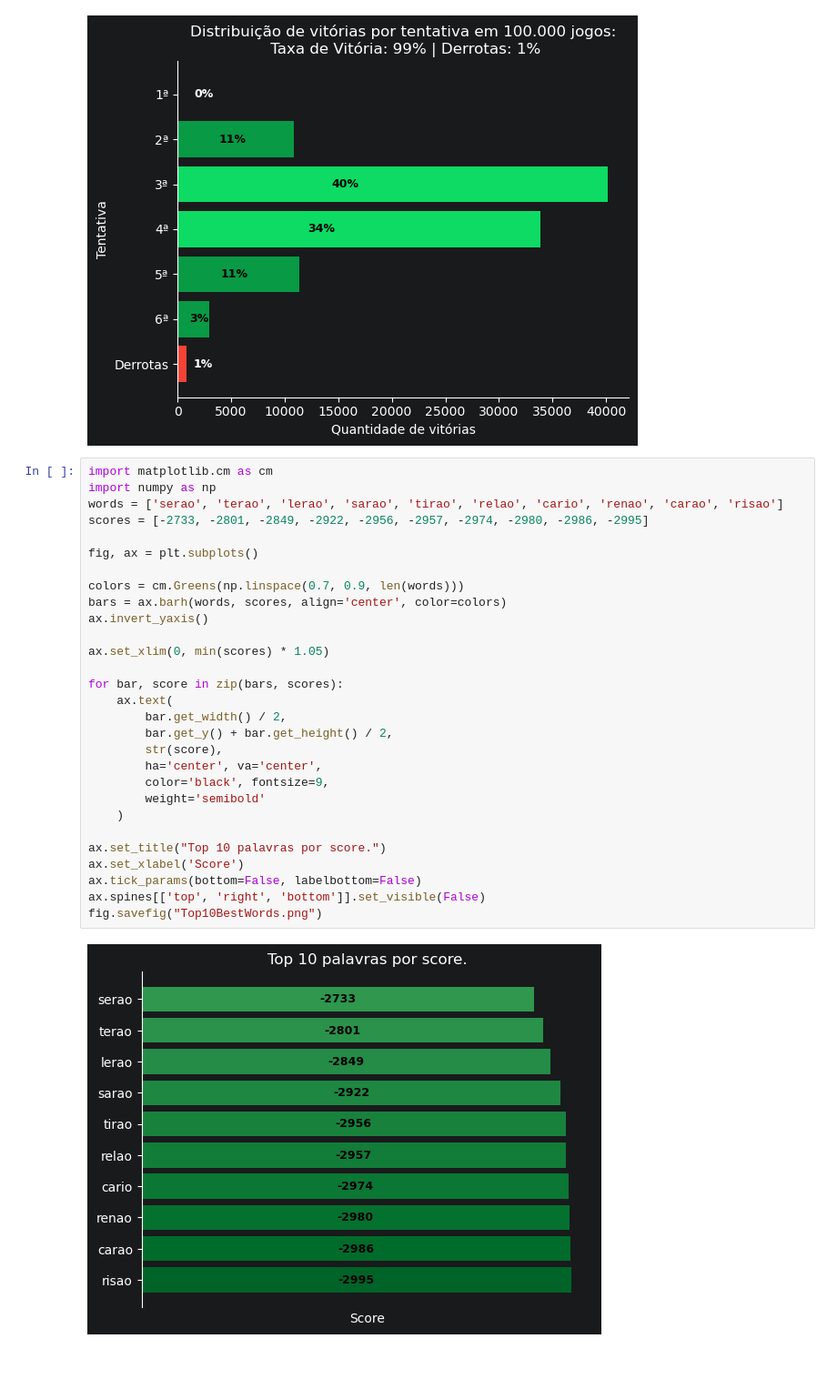
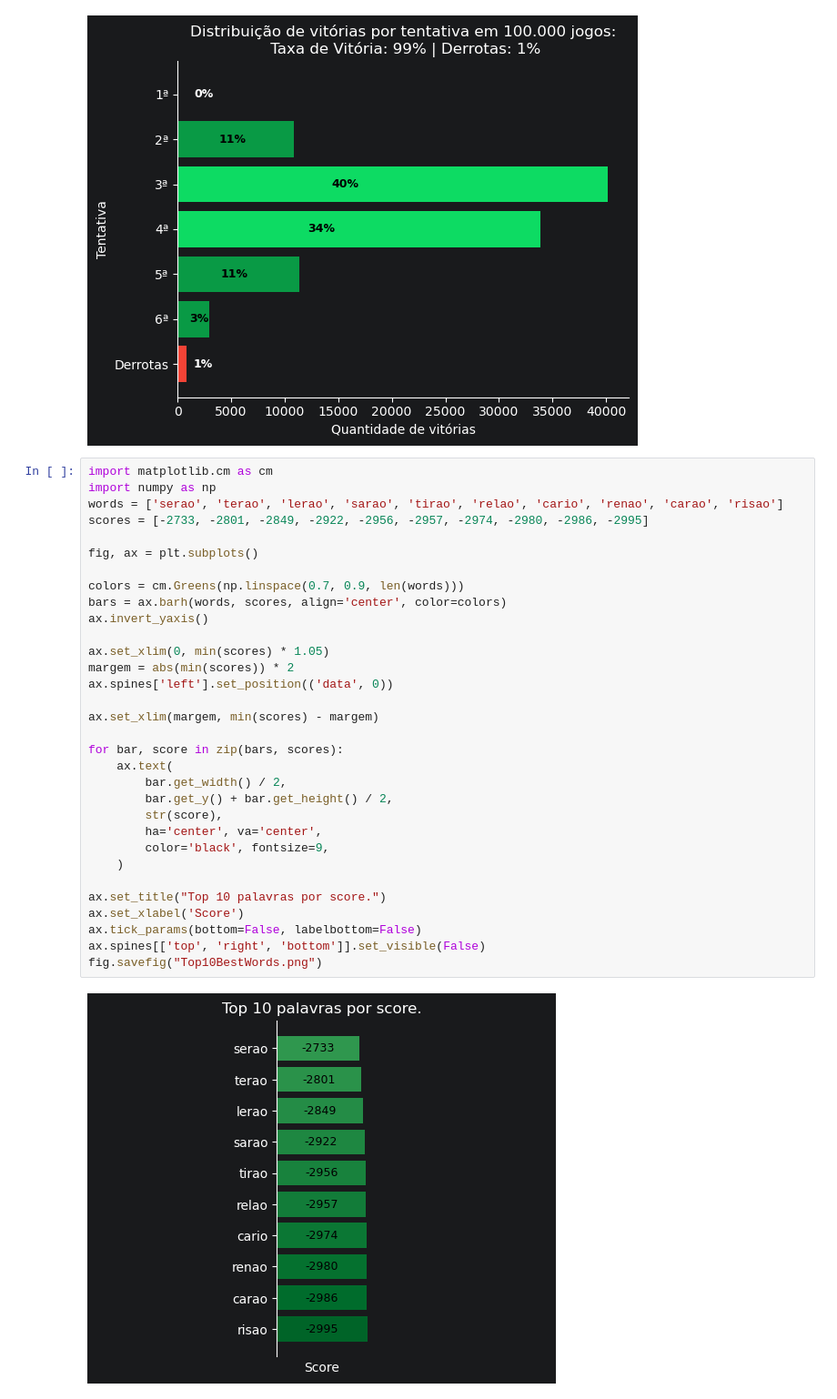
Before and after one commit to joaoprbrasil/Termo-Solver, a Jupyter notebook: notebooks/analytics.ipynb, the cells around one changed output. Shown at 91% size. Cells and saved outputs as stored; diff of their text form; blank space fills up the shorter version.

Commit message:
fix: graphs using the book storytelling with data

```diff
--- a/notebooks/analytics.ipynb
+++ b/notebooks/analytics.ipynb
@@ -252,34 +350,37 @@ ax.spines[['top', 'right']].set_visible(False)
 # %%
 import matplotlib.cm as cm
 import numpy as np
 words = ['serao', 'terao', 'lerao', 'sarao', 'tirao', 'relao', 'cario', 'renao', 'carao', 'risao']
 scores = [-2733, -2801, -2849, -2922, -2956, -2957, -2974, -2980, -2986, -2995]
 
 fig, ax = plt.subplots()
 
 colors = cm.Greens(np.linspace(0.7, 0.9, len(words)))
 bars = ax.barh(words, scores, align='center', color=colors)
 ax.invert_yaxis()
 
 ax.set_xlim(0, min(scores) * 1.05)
+margem = abs(min(scores)) * 2
+ax.spines['left'].set_position(('data', 0))
+
+ax.set_xlim(margem, min(scores) - margem)
 
 for bar, score in zip(bars, scores):
     ax.text(
         bar.get_width() / 2,
         bar.get_y() + bar.get_height() / 2,
         str(score),
         ha='center', va='center',
         color='black', fontsize=9,
-        weight='semibold'
     )
 
 ax.set_title("Top 10 palavras por score.")
 ax.set_xlabel('Score')
 ax.tick_params(bottom=False, labelbottom=False)
 ax.spines[['top', 'right', 'bottom']].set_visible(False)
 fig.savefig("Top10BestWords.png")
 # %% [output]
-[figure, old version]
+[figure, new version]
 # %%
 words = ['urubu', 'duque', 'jejum', 'fuzue', 'chefe', 'jegue', 'nenem', 'nudez', 'sushi', 'hifen']
 scores = [-5893, -5856, -5851, -5824, -5773, -5743, -5619, -5600, -5573, -5560]
```
Also changed, not shown: parts of 6 cells of this notebook, 6 other files.
